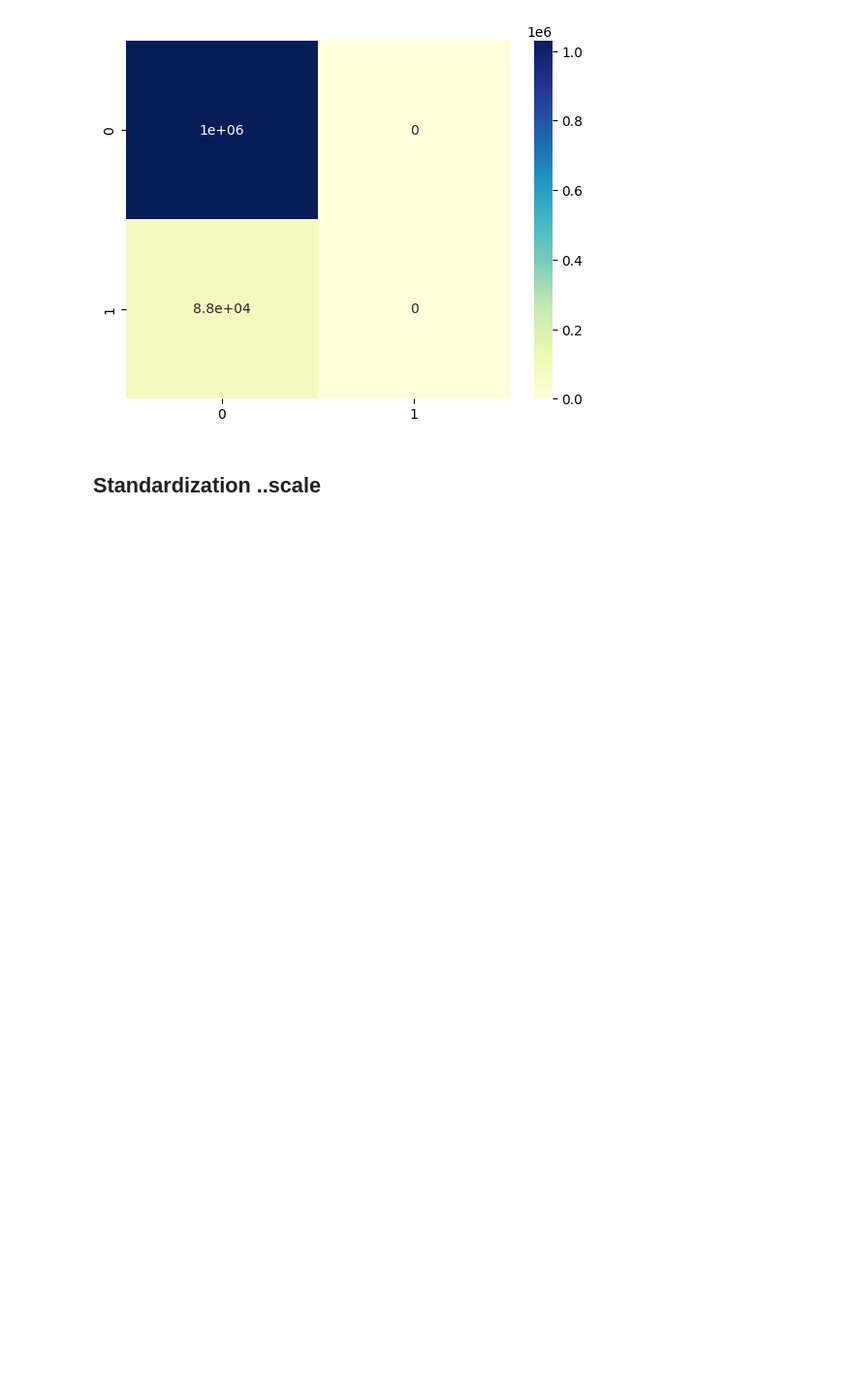
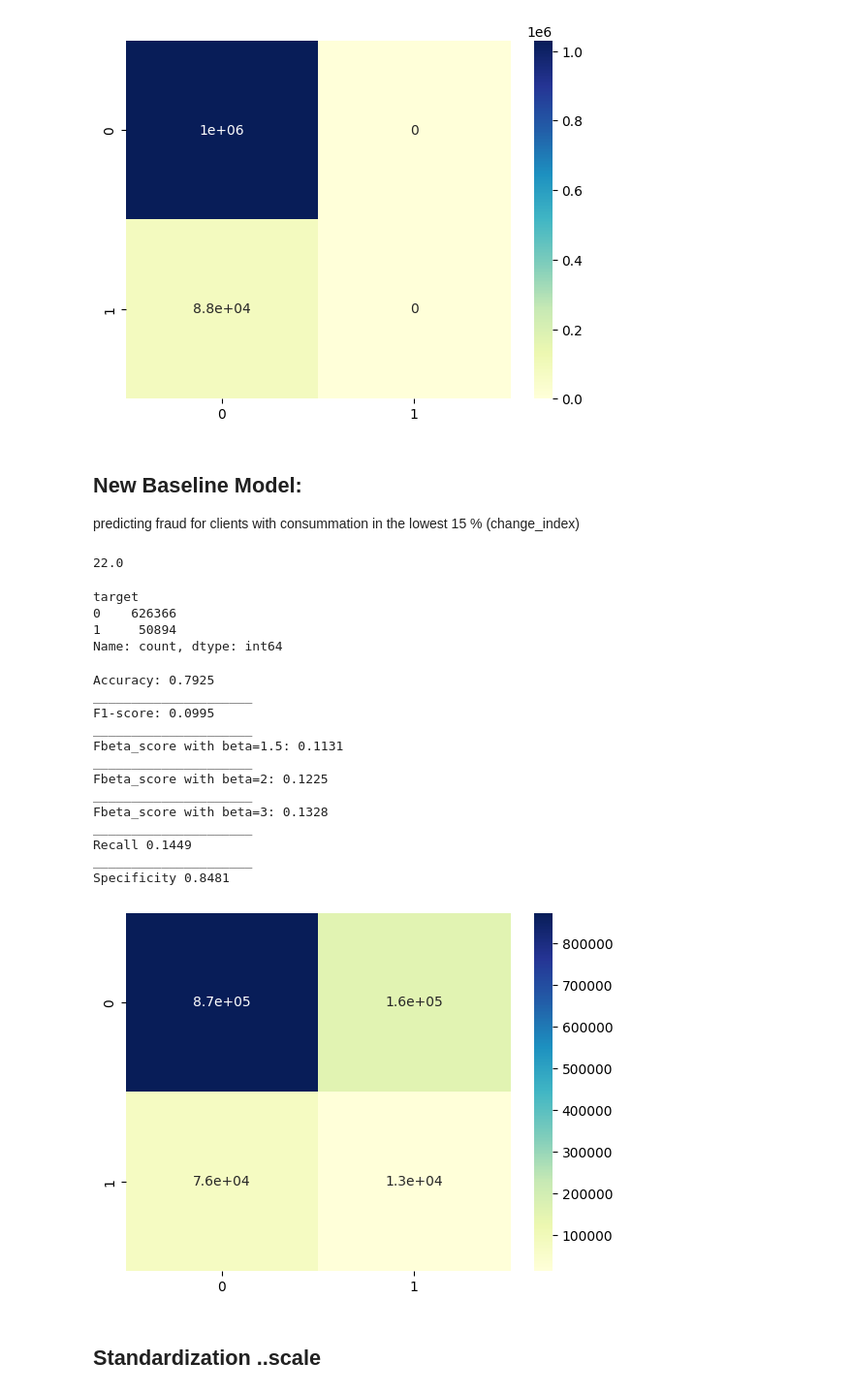
Before and after one commit to Cazta/fraud_detection_electricity_company, a Jupyter notebook: fraud_data_modeling_baseline.ipynb, the cells around one changed output. Shown at 97% size. Cells and saved outputs as stored; diff of their text form; code cells hidden in the pictures; blank space fills up the shorter version.

```diff
--- a/fraud_data_modeling_baseline.ipynb
+++ b/fraud_data_modeling_baseline.ipynb
@@ -108,4 +158,5 @@ NameError: name 'df' is not defined
 # %%
-df=pd.read_csv('data/fraud_data_processed_V1.csv')
+#df=pd.read_csv('data/fraud_data_processed_V1.csv')
+df = df_processed_dmy
 # %%
 df.info()
@@ -337,6 +367,47 @@ Recall 0.0
 _____________________
 Specificity 1.0
 [figure]
+# %% [markdown]
+## New Baseline Model:
+
+predicting fraud for clients with consummation in the lowest 15 % (change_index)
+# %%
+quantile_idx = df_processed_dmy[['index_change']].quantile(q=0.15)[0]
+quantile_idx
+# %% [output]
+22.0
+# %%
+df_processed_dmy.query('index_change <= @quantile_idx')['target'].value_counts()
+# %% [output]
+target
+0    626366
+1     50894
+Name: count, dtype: int64
+# %%
+# Defining baseline model that predicts no one commits fraud
+def baseline_model_idx(df, quantile_idx):
+    y_pred = [1 if x <= quantile_idx else 0 for x in df['index_change']]
+    return y_pred
+# %%
+# Compute predictions with baseline model for test set
+y_baseline_idx_test = baseline_model_idx(X_test, quantile_idx)
+# %%
+our_metrics(y_test, y_baseline_idx_test)
+# %% [output]
+Accuracy: 0.7925
+_____________________
+F1-score: 0.0995
+_____________________
+Fbeta_score with beta=1.5: 0.1131
+_____________________
+Fbeta_score with beta=2: 0.1225
+_____________________
+Fbeta_score with beta=3: 0.1328
+_____________________
+Recall 0.1449
+_____________________
+Specificity 0.8481
+[figure, added]
 # %% [markdown]
 ## Standardization ..scale
 # %%
```
Also changed, not shown: parts of 9 cells of this notebook, 1 other file.
